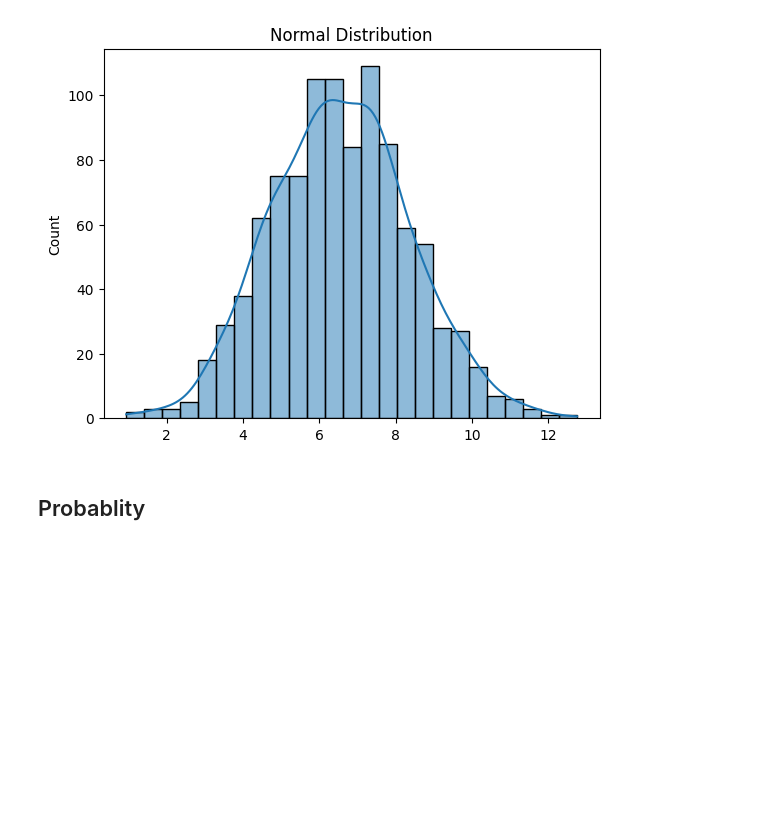
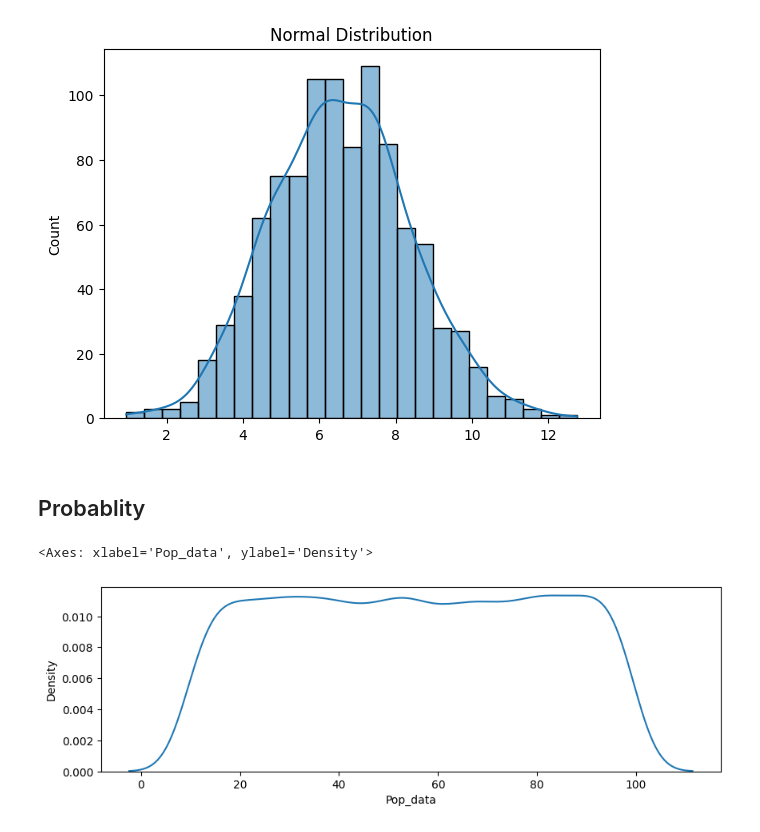
Before and after one commit to sukhadak11/Machine_Learing, a Jupyter notebook: Statistics.ipynb, the cells around one changed output. Saved outputs shown, nothing was run; the diff lists cells and outputs as text; code cells hidden in the pictures; blank space fills up the shorter version.

```diff
--- a/Statistics.ipynb
+++ b/Statistics.ipynb
@@ -146,3 +146,12 @@ Skewness of normal data: 0.09119766775964078
 [figure]
 # %% [markdown]
 ## Probablity
+# %%
+pop_data = [np.random.randint(10,100) for i in range(10000)]
+pop_table = pd.DataFrame({'Pop_data':pop_data})
+# %%
+plt.figure(figsize=(10,3))
+sns.kdeplot(x=pop_table["Pop_data"])
+# %% [output]
+<Axes: xlabel='Pop_data', ylabel='Density'>
+[figure, added]
```
Also changed, not shown: parts of 3 cells of this notebook.
